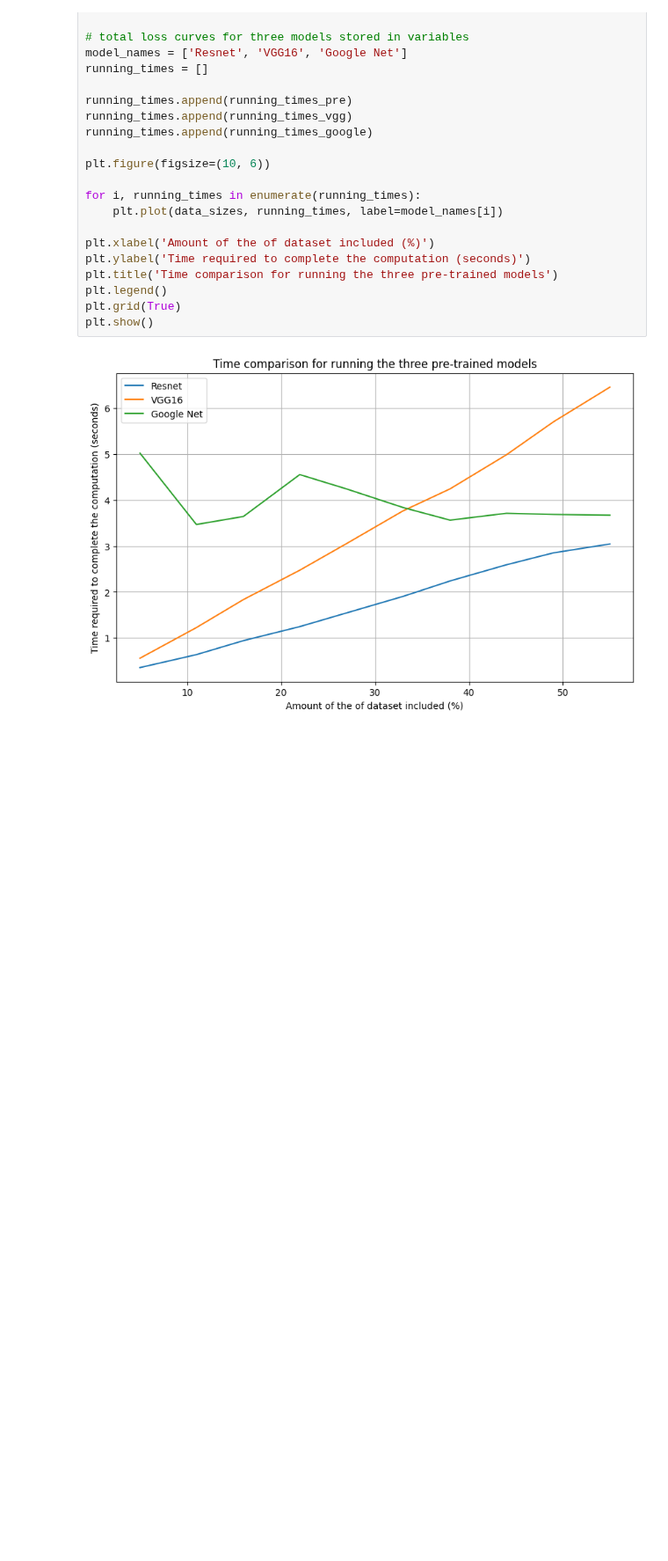
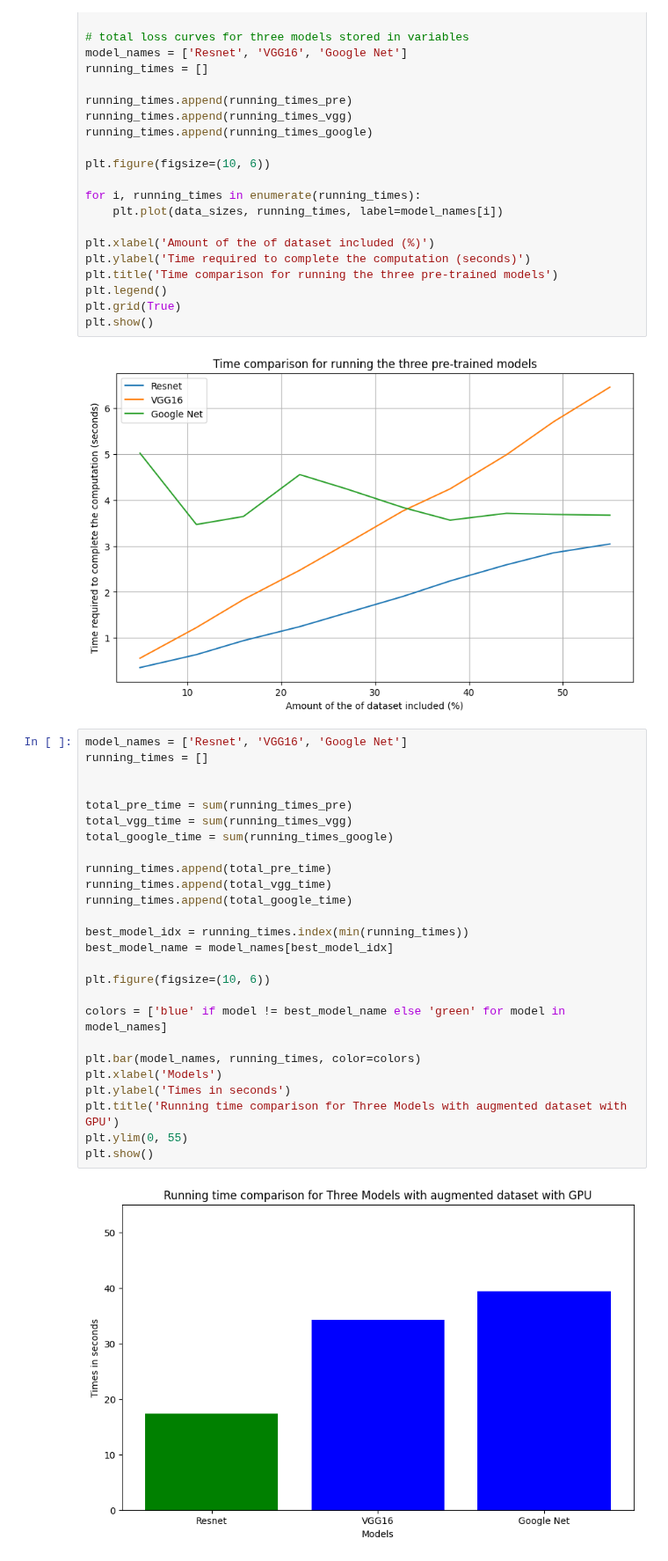
Before and after one commit to fdeloscogna/Python_experiment, a Jupyter notebook: Tesi_Python_NORMAL_dataset.ipynb, the cells around one changed output. Shown at 88% size. Cells and saved outputs as stored; diff of their text form; blank space fills up the shorter version.

```diff
--- a/Tesi_Python_NORMAL_dataset.ipynb
+++ b/Tesi_Python_NORMAL_dataset.ipynb
@@ -1365,3 +1365,31 @@ plt.grid(True)
 plt.show()
 # %% [output]
 [figure]
+# %%
+model_names = ['Resnet', 'VGG16', 'Google Net']
+running_times = []
+
+
+total_pre_time = sum(running_times_pre)
+total_vgg_time = sum(running_times_vgg)
+total_google_time = sum(running_times_google)
+
+running_times.append(total_pre_time)
+running_times.append(total_vgg_time)
+running_times.append(total_google_time)
+
+best_model_idx = running_times.index(min(running_times))
+best_model_name = model_names[best_model_idx]
+
+plt.figure(figsize=(10, 6))
+
+colors = ['blue' if model != best_model_name else 'green' for model in model_names]
+
+plt.bar(model_names, running_times, color=colors)
+plt.xlabel('Models')
+plt.ylabel('Times in seconds')
+plt.title('Running time comparison for Three Models with augmented dataset with GPU')
+plt.ylim(0, 55)
+plt.show()
+# %% [output]
+[figure, added]
```
